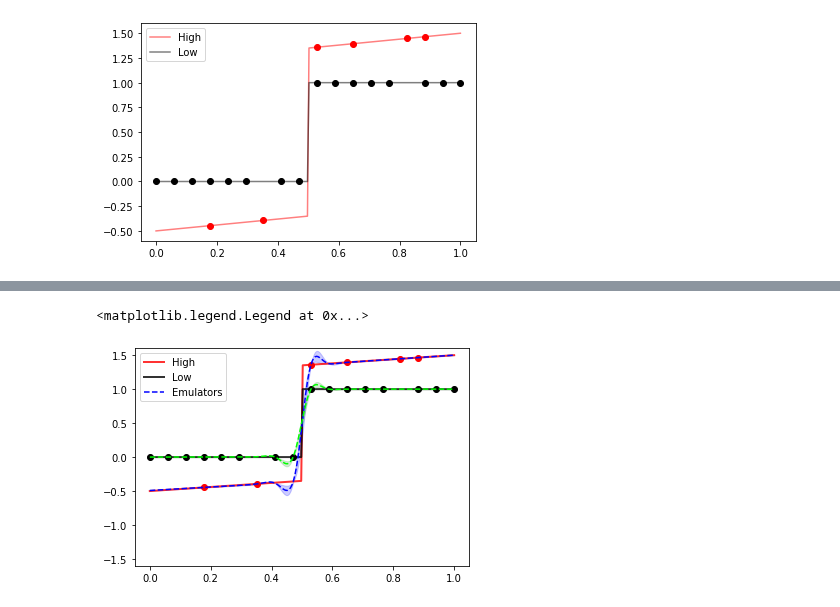
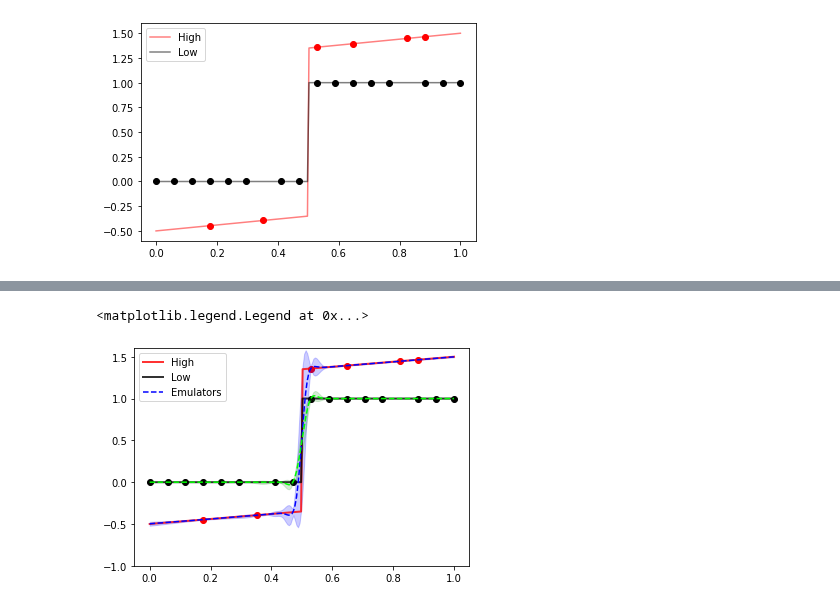
Before and after one commit to mingdeyu/DGP, a Jupyter notebook: synthetic_examples/bi_fidelity.ipynb, the cells around one changed output, grey strips where cells are left out. Cells and saved outputs as stored; diff of their text form; code cells hidden in the pictures.

```diff
--- a/synthetic_examples/bi_fidelity.ipynb
+++ b/synthetic_examples/bi_fidelity.ipynb
@@ -91,12 +91,11 @@ We first construct a four-layers DGP structure (with 2 effective two-layered DGP
 # %%
-layer1=[kernel(length=np.array([0.5]),name='sexp')]
-layer2=[kernel(length=np.array([0.5]),name='sexp',scale_est=1)]
-layer3=[kernel(length=np.array([4,4]),name='sexp',connect=np.arange(1))]
-layer4=[kernel(length=np.array([4]),name='sexp',scale_est=1)]
-all_layer=combine(layer1,layer2,layer3,layer4)
+layer1=[kernel(length=np.array([.5]),name='matern2.5',nugget=1e-6)]
+layer2=[kernel(length=np.array([.5]),name='matern2.5',scale_est=1,nugget=1e-6)]
+layer3=[kernel(length=np.array([.5,.5]),name='matern2.5',connect=np.arange(1),scale_est=1,nugget=1e-6)]
+all_layer=combine(layer1,layer2,layer3)
 # %%
-#Construct explicitly the output of each layer (first layer with nan, second layer with low fidelity observations, third layer with nan, and fourth layer with observations from the high fidelity model). Second and final layer outputs have missingness denoted by nan because the low and high fidelity models are not evaluated at the same input positions.
-Y=[np.full((len(Y2),1),np.nan),Y2,np.full((len(Y2),1),np.nan),Y1]
+#Construct explicitly the output of each layer (first layer with nan, second layer with low fidelity observations, third layer with observations from the high fidelity model). All layer outputs have missingness denoted by nan because the low and high fidelity models are not evaluated at the same input positions.
+Y=[np.full((len(Y2),1),np.nan),Y2,Y1]
 m=dgp(X,Y,all_layer)
 # %%
 #Train with 500 SEM steps
@@ -111,22 +110,22 @@ z=np.linspace(0,1,200)[:,None].reshape(-1,1)
 mu,var=emu.predict(z, N=50, method='mean_var',full_layer=True)
 # %%
 #Draw prediction for the high fidelity model
-s=np.sqrt(var[3])
-u=mu[3]+2*s
-l=mu[3]-2*s
+s=np.sqrt(var[2])
+u=mu[2]+2*s
+l=mu[2]-2*s
 s2=np.sqrt(var[1])
 u2=mu[1]+2*s2
 l2=mu[1]-2*s2
 plt.plot(Xt,Yt1,color='r',alpha=0.8,lw=2)
 plt.plot(Xt,Yt2,color='black',alpha=0.8,lw=2)
 plt.scatter(X,Y1,color='r')
 plt.scatter(X,Y2,color='black')
-plt.ylim(-1.6,1.6)
-p=plt.plot(z,mu[3],'--',color='blue',alpha=1,lw=1.5)
+plt.ylim(-1.0,1.6)
+p=plt.plot(z,mu[2],'--',color='blue',alpha=1,lw=1.5)
 p=plt.plot(z,mu[1],'--',color='lime',alpha=1,lw=1.5)
 plt.fill_between(Xt.flatten(), l.flatten(), u.flatten(), color='blue', alpha=0.2)
 plt.fill_between(Xt.flatten(), l2.flatten(), u2.flatten(), color='tab:green', alpha=0.2)
 plt.legend(["High","Low","Emulators",])
 # %% [output]
 <matplotlib.legend.Legend at 0x...>
-[figure, old version]
+[figure, new version]
```
Also changed, not shown: parts of 10 cells of this notebook, 5 other files.
